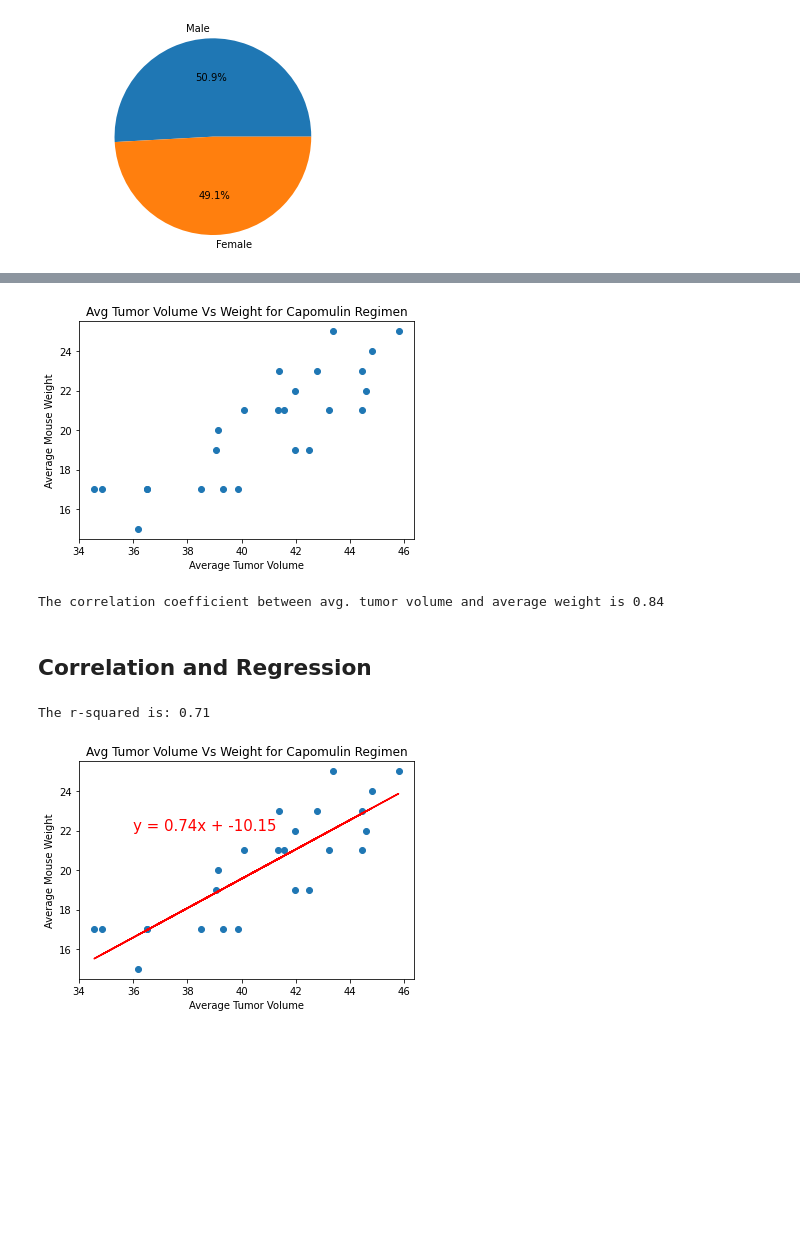
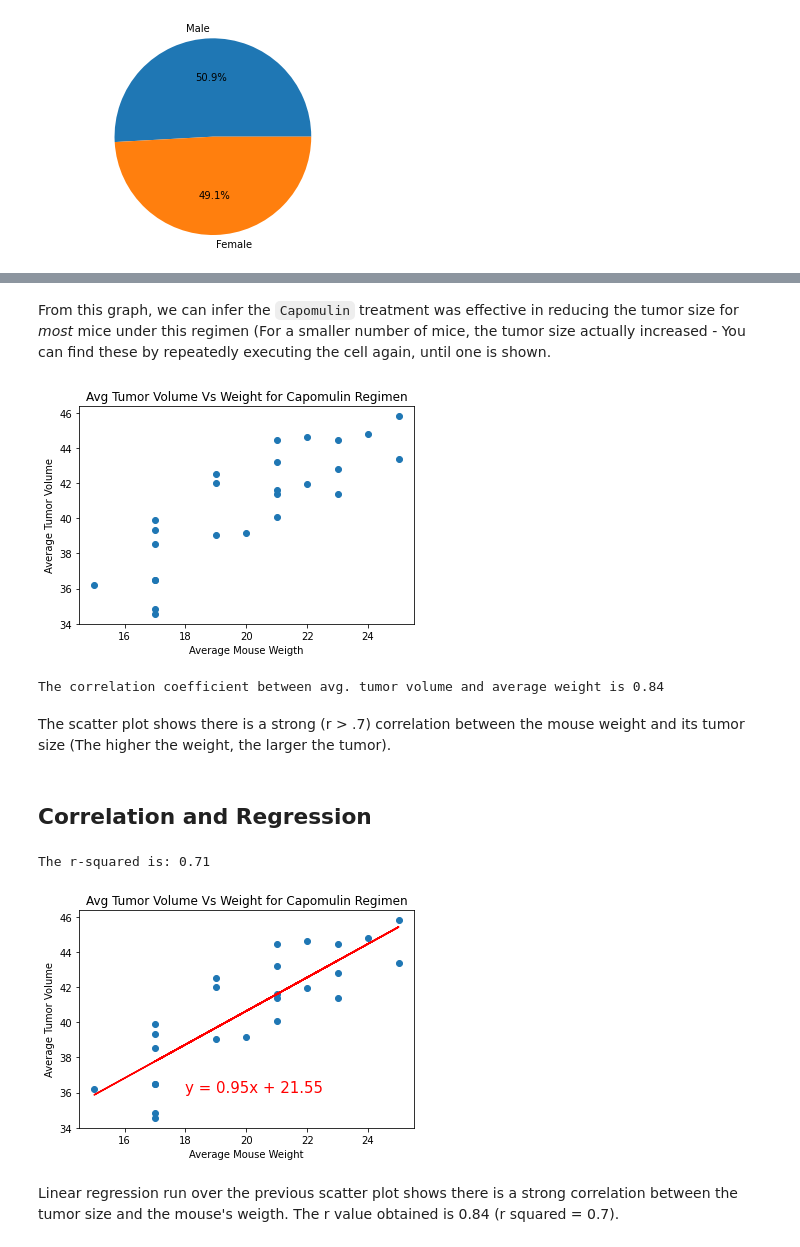
Before and after one commit to j0serobles/UCF_Data_Bootcamp_Homework_5, a Jupyter notebook: Instructions/Pymaceuticals/pymaceuticals_starter.ipynb, the cells around one changed output, grey strips where cells are left out. Drawn from its saved outputs; the diff is of its cells as text; code cells hidden in the pictures; blank space fills up the shorter version.

Commit message:
Added Observations and Inferences.

```diff
--- a/Instructions/Pymaceuticals/pymaceuticals_starter.ipynb
+++ b/Instructions/Pymaceuticals/pymaceuticals_starter.ipynb
@@ -315,34 +347,40 @@ Text(0, 0.5, 'Tumor Volume in Cubic Millimeters')
+# %% [markdown]
+From this graph, we can infer the `Capomulin` treatment was effective in reducing the tumor size for *most* mice under this regimen (For a smaller number of mice, the tumor size actually increased - You can find these by repeatedly executing the cell again, until one is shown.
 # %%
 # Generate a scatter plot of average tumor volume vs. mouse weight for the Capomulin regimen
 capomulin_regime_df = merged_data[merged_data["Drug Regimen"] == "Capomulin"]
 group      = capomulin_regime_df.groupby("Mouse ID")
 avg_vol    = group["Tumor Volume (mm3)"].mean()
 avg_weight = group["Weight (g)"].mean()
-plt.scatter(avg_vol,avg_weight)
-plt.xlabel("Average Tumor Volume")
-plt.ylabel("Average Mouse Weight")
+plt.scatter(avg_weight,avg_vol)
+plt.xlabel("Average Mouse Weigth")
+plt.ylabel("Average Tumor Volume")
 plt.title("Avg Tumor Volume Vs Weight for Capomulin Regimen" )
 plt.show()
 print(f"The correlation coefficient between avg. tumor volume and average weight is {round(st.pearsonr(avg_vol,avg_weight)[0],2)}")
 # %% [output]
-[figure, old version]
+[figure, new version]
 The correlation coefficient between avg. tumor volume and average weight is 0.84
+# %% [markdown]
+The scatter plot shows there is a strong (r > .7) correlation between the mouse weight and its tumor size (The higher the weight, the larger the tumor).
 # %% [markdown]
 ## Correlation and Regression
 # %%
 # Calculate the correlation coefficient and linear regression model
 # for mouse weight and average tumor volume for the Capomulin regimen
-(slope, intercept, rvalue, pvalue, stderr) = linregress(avg_vol, avg_weight)
-regress_values = avg_vol * slope + intercept
+(slope, intercept, rvalue, pvalue, stderr) = linregress(avg_weight, avg_vol)
+regress_values = avg_weight * slope + intercept
 line_eq = "y = " + str(round(slope,2)) + "x + " + str(round(intercept,2))
-plt.scatter(avg_vol, avg_weight)
-plt.plot(avg_vol,regress_values,"r-")
-plt.xlabel("Average Tumor Volume")
-plt.ylabel("Average Mouse Weight")
+plt.scatter(avg_weight,avg_vol)
+plt.plot(avg_weight,regress_values,"r-")
+plt.xlabel("Average Mouse Weight")
+plt.ylabel("Average Tumor Volume")
 plt.title("Avg Tumor Volume Vs Weight for Capomulin Regimen" )
-plt.annotate(line_eq,(36,22),fontsize=15,color="red")
+plt.annotate(line_eq,(18,36),fontsize=15,color="red")
 print(f"The r-squared is: {rvalue**2:.2f}")
 plt.show()
 # %% [output]
 The r-squared is: 0.71
-[figure, old version]
+[figure, new version]
+# %% [markdown]
+Linear regression run over the previous scatter plot shows there is a strong correlation between the tumor size and the mouse's weigth.  The r value obtained is 0.84 (r squared = 0.7).
```
Also changed, not shown: parts of 22 cells of this notebook.
